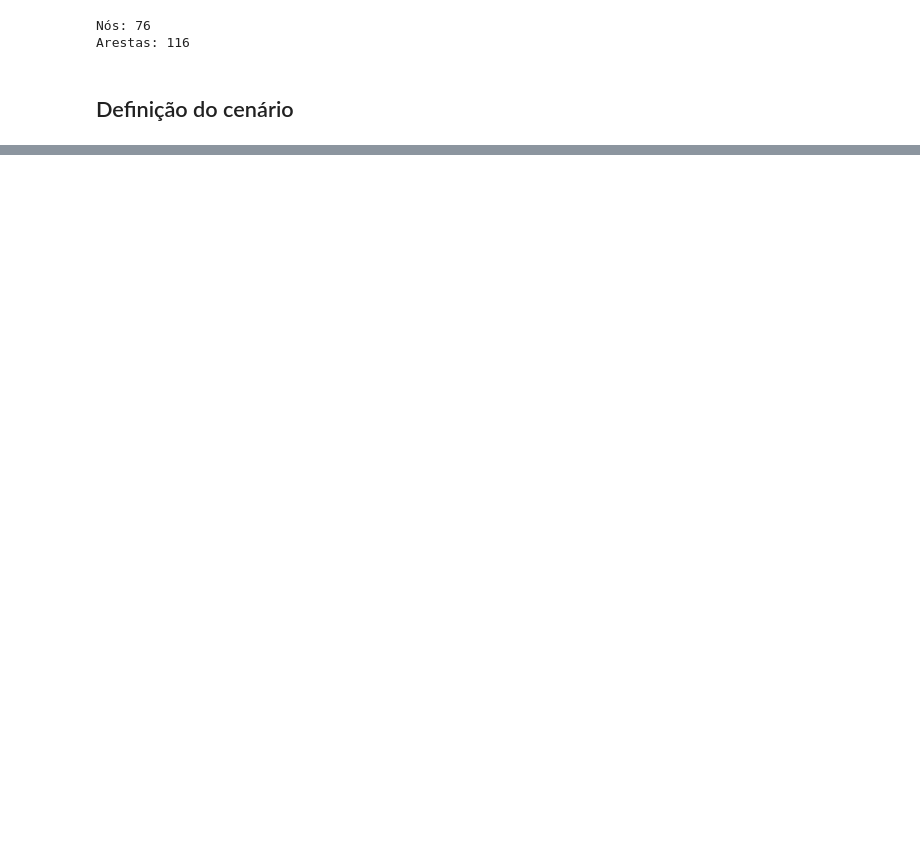
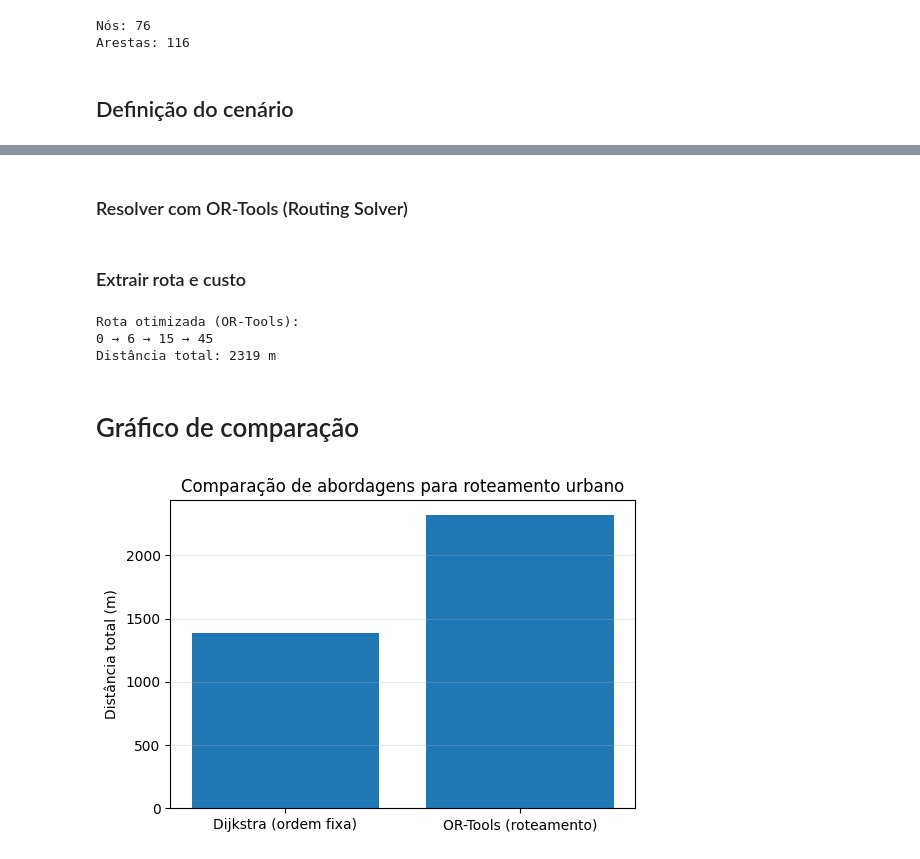
Before and after one commit to jennif8r/graph-routing-optimization, a Jupyter notebook: or_tools_data_cajuru.ipynb, the cells around one changed output, grey strips where cells are left out. Saved outputs shown, nothing was run; the diff lists cells and outputs as text; code cells hidden in the pictures; blank space fills up the shorter version.

```diff
--- a/or_tools_data_cajuru.ipynb
+++ b/or_tools_data_cajuru.ipynb
@@ -686,0 +465,16 @@ m
+# %%
+important_nodes = [source, padaria, mercado, hospital]
+n = len(important_nodes)
+
+reduced_matrix = [[0]*n for _ in range(n)]
+
+for i in range(n):
+    for j in range(n):
+        if i != j:
+            reduced_matrix[i][j] = nx.dijkstra_path_length(
+                G,
+                important_nodes[i],
+                important_nodes[j]
+            )
+# %% [markdown]
+### Resolver com OR-Tools (Routing Solver)
@@ -686,0 +501,39 @@ m
+# %% [markdown]
+### Extrair rota e custo
+# %%
+route_or = []
+total_dist_or = 0
+
+index = routing.Start(0)
+
+while not routing.IsEnd(index):
+    node = manager.IndexToNode(index)
+    route_or.append(important_nodes[node])
+
+    prev = index
+    index = solution.Value(routing.NextVar(index))
+    total_dist_or += routing.GetArcCostForVehicle(prev, index, 0)
+
+print("Rota otimizada (OR-Tools):")
+print(" → ".join(map(str, route_or)))
+print(f"Distância total: {total_dist_or} m")
+# %% [output]
+Rota otimizada (OR-Tools):
+0 → 6 → 15 → 45
+Distância total: 2319 m
+# %% [markdown]
+# Gráfico de comparação
+# %%
+import matplotlib.pyplot as plt
+
+methods = ["Dijkstra (ordem fixa)", "OR-Tools (roteamento)"]
+distances = [total_dist_dijkstra, total_dist_or]
+
+plt.figure(figsize=(6,4))
+plt.bar(methods, distances)
+plt.ylabel("Distância total (m)")
+plt.title("Comparação de abordagens para roteamento urbano")
+plt.grid(axis="y", alpha=0.3)
+plt.show()
+# %% [output]
+[figure, added]
```
Also changed, not shown: parts of 37 cells of this notebook.
